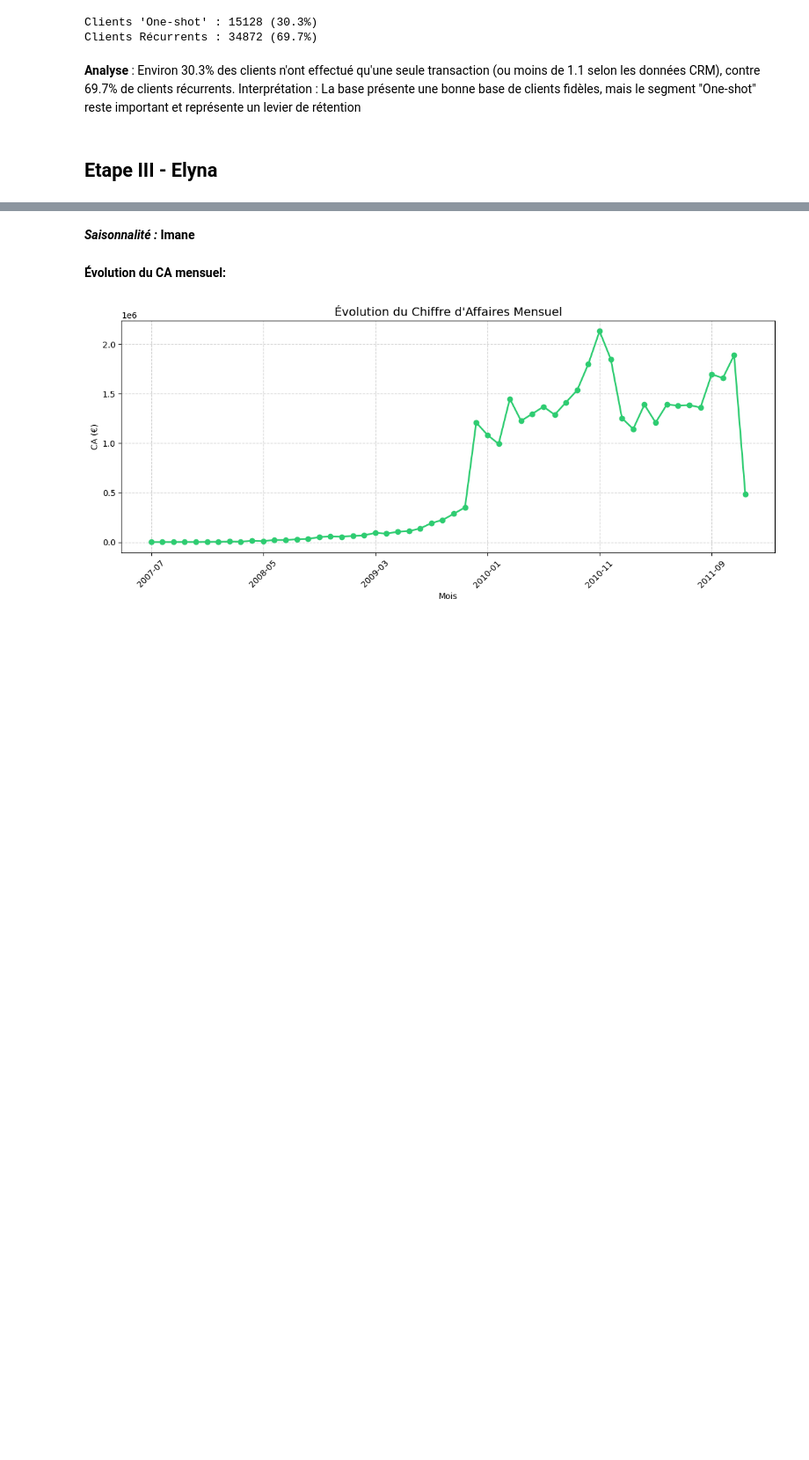
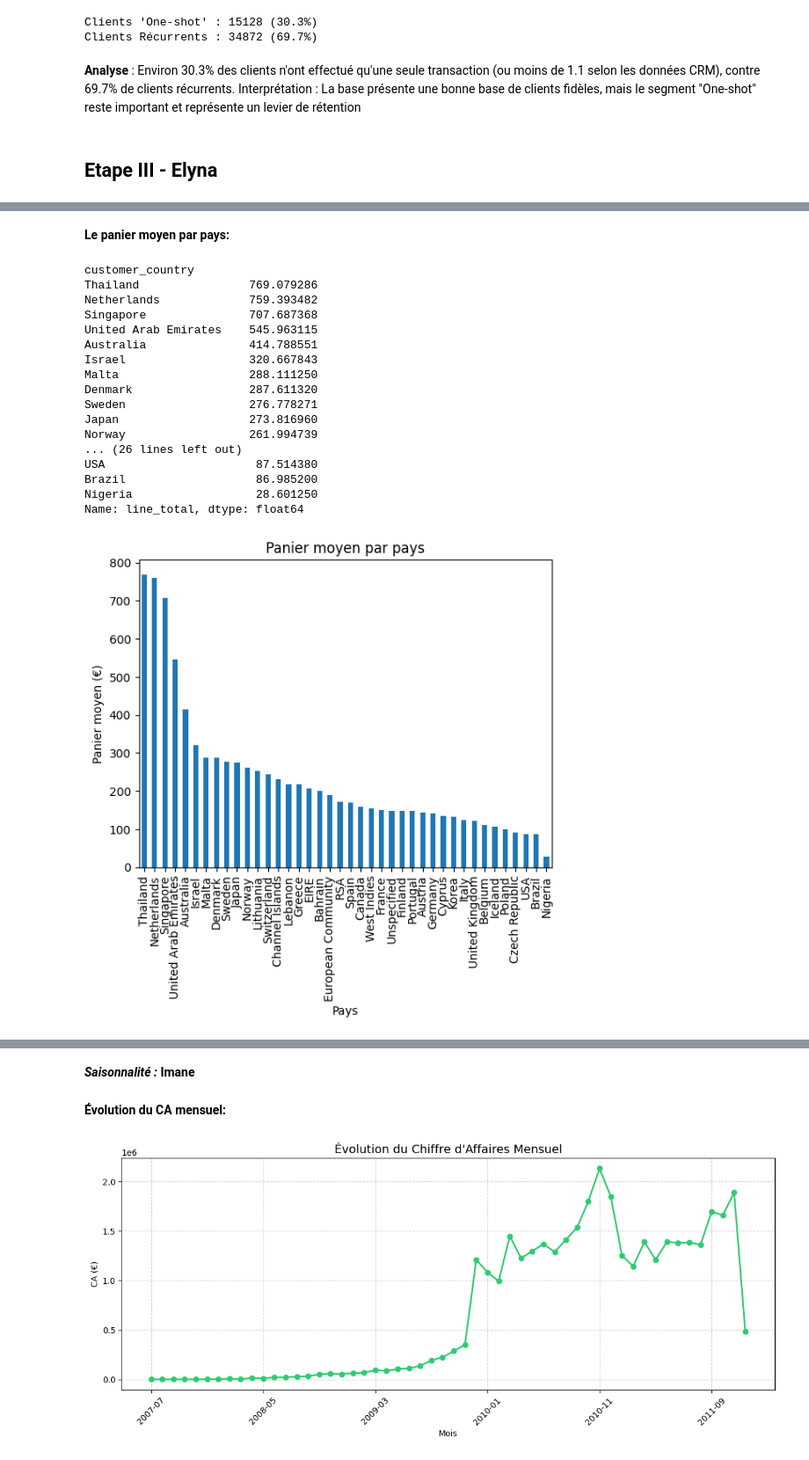
Before and after one commit to fds-imane/Data_Marketing, a Jupyter notebook: data_marketing.ipynb, the cells around one changed output, grey strips where cells are left out. Shown at 88% size. Saved outputs shown, nothing was run; the diff lists cells and outputs as text; code cells hidden in the pictures; blank space fills up the shorter version.

```diff
--- a/data_marketing.ipynb
+++ b/data_marketing.ipynb
@@ -483,0 +722,47 @@ Interprétation : La base présente une bonne base de clients fidèles, mais le
+# %% [markdown]
+**Le panier moyen par pays:**
+# %%
+import matplotlib.pyplot as plt
+
+# Merge transactions with customers to get customer's country for each transaction
+transactions_with_country = transactions.merge(
+    customers[['customer_id', 'country']].rename(columns={'country': 'customer_country'}),
+    on='customer_id',
+    how='left'
+)
+
+# Calculate total per invoice (panier par facture)
+invoice_total_per_country = transactions_with_country.groupby(['invoice_id', 'customer_country'])['line_total'].sum().reset_index()
+
+# Calculate average basket per country
+mean_basket_per_country = invoice_total_per_country.groupby('customer_country')['line_total'].mean().sort_values(ascending=False)
+
+# Affichage des résultats
+print(mean_basket_per_country)
+
+# Graphique du panier moyen par pays
+plt.figure()
+mean_basket_per_country.plot(kind='bar')
+plt.title("Panier moyen par pays")
+plt.xlabel("Pays")
+plt.ylabel("Panier moyen (€)")
+plt.show()
+# %% [output]
+customer_country
+Thailand                769.079286
+Netherlands             759.393482
+Singapore               707.687368
+United Arab Emirates    545.963115
+Australia               414.788551
+Israel                  320.667843
+Malta                   288.111250
+Denmark                 287.611320
+Sweden                  276.778271
+Japan                   273.816960
+Norway                  261.994739
+... (26 lines left out)
+USA                      87.514380
+Brazil                   86.985200
+Nigeria                  28.601250
+Name: line_total, dtype: float64
+[figure, added]
```
Also changed, not shown: parts of 27 cells of this notebook.
